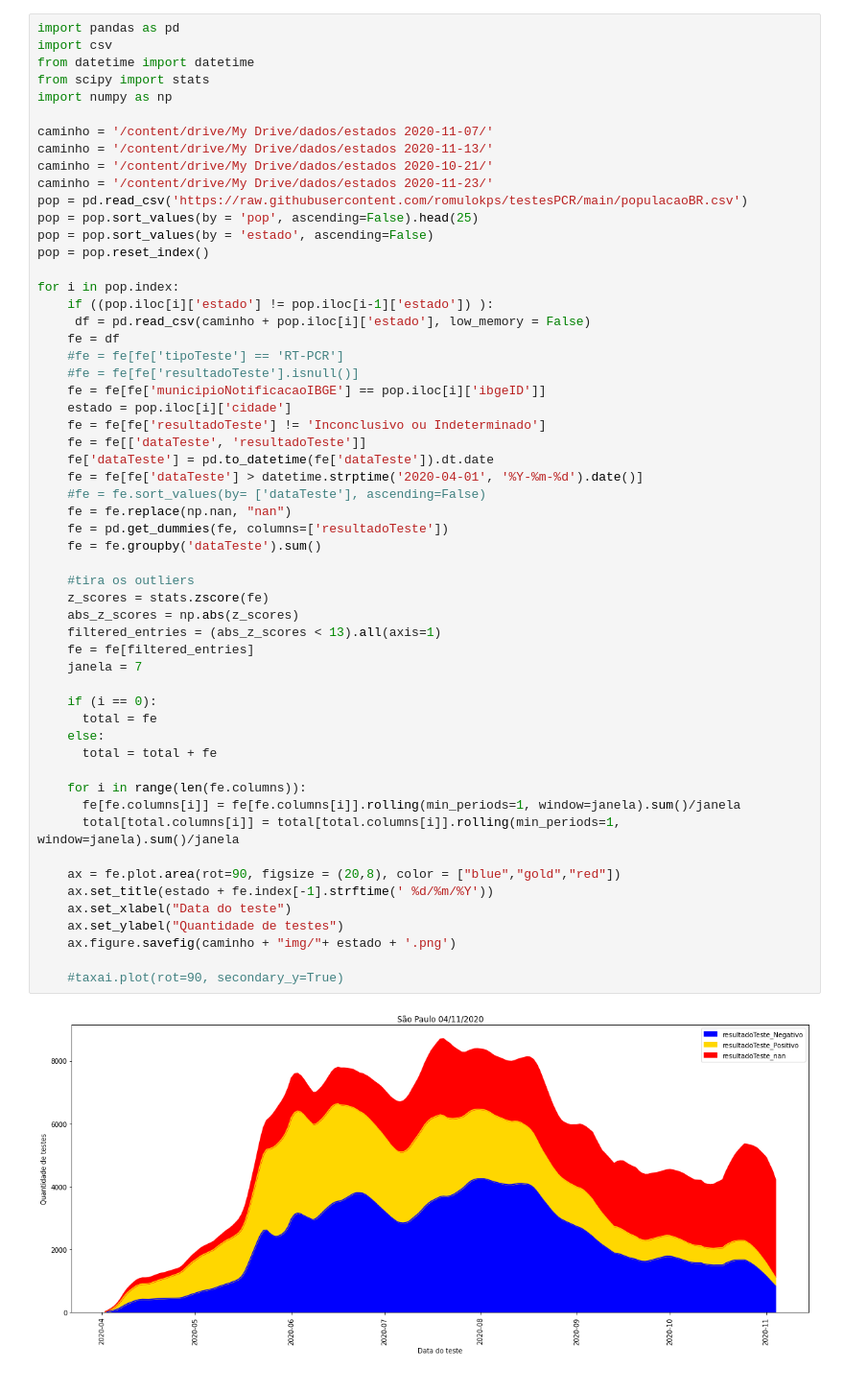
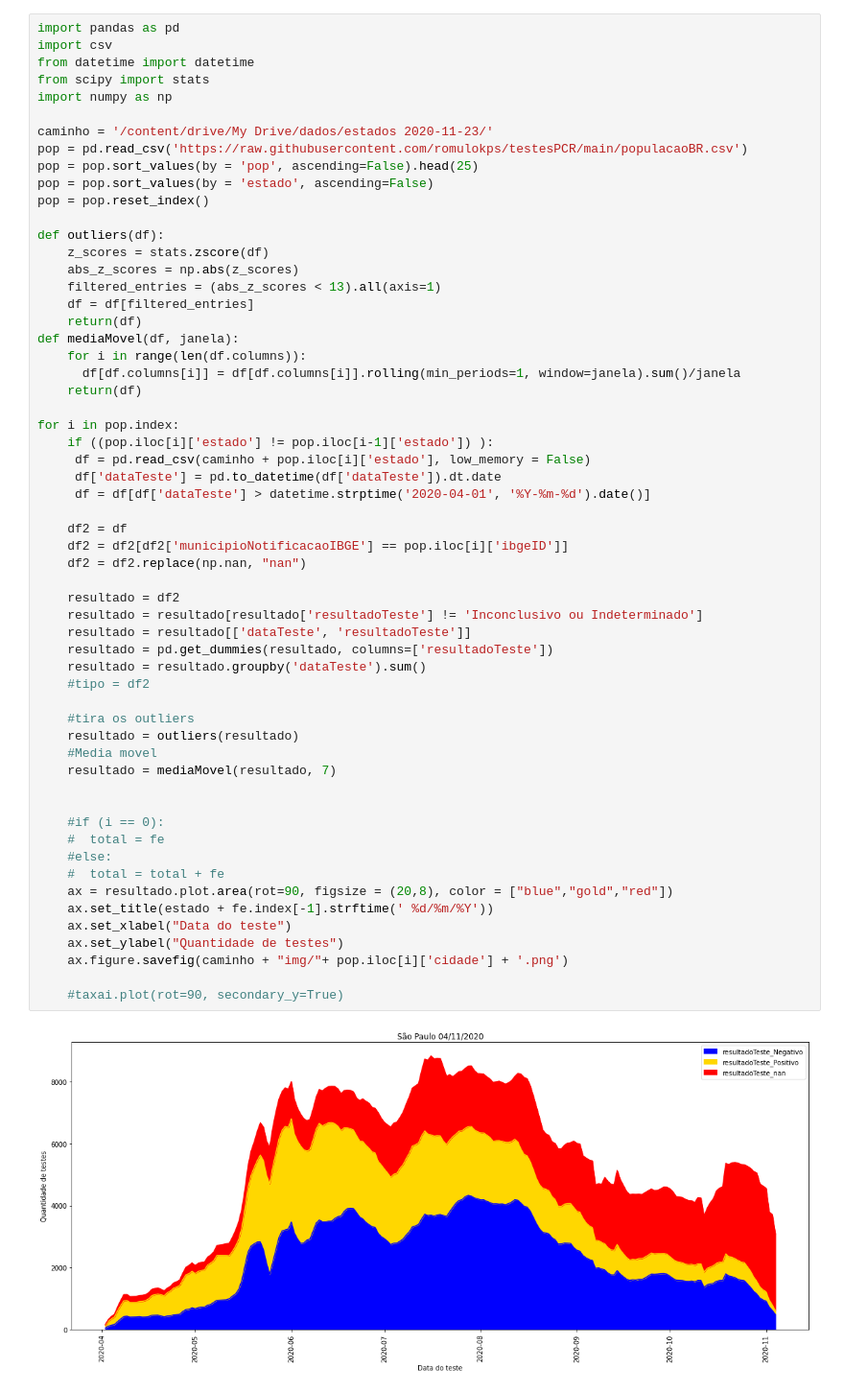
Before and after one commit to romulokps/testesPCR, a Jupyter notebook: resultadoTestes.ipynb, the cells around one changed output. Shown at 96% size. Saved outputs shown, nothing was run; the diff lists cells and outputs as text.

```diff
--- a/resultadoTestes.ipynb
+++ b/resultadoTestes.ipynb
@@ -3,61 +3,63 @@
 # %%
 import pandas as pd
 import csv
 from datetime import datetime
 from scipy import stats
 import numpy as np
 
-caminho = '/content/drive/My Drive/dados/estados 2020-11-07/'
-caminho = '/content/drive/My Drive/dados/estados 2020-11-13/'
-caminho = '/content/drive/My Drive/dados/estados 2020-10-21/'
 caminho = '/content/drive/My Drive/dados/estados 2020-11-23/'
 pop = pd.read_csv('https://raw.githubusercontent.com/romulokps/testesPCR/main/populacaoBR.csv')
 pop = pop.sort_values(by = 'pop', ascending=False).head(25)
 pop = pop.sort_values(by = 'estado', ascending=False)
 pop = pop.reset_index()
 
+def outliers(df):
+    z_scores = stats.zscore(df)
+    abs_z_scores = np.abs(z_scores)
+    filtered_entries = (abs_z_scores < 13).all(axis=1)
+    df = df[filtered_entries]
+    return(df)
+def mediaMovel(df, janela):
+    for i in range(len(df.columns)):
+      df[df.columns[i]] = df[df.columns[i]].rolling(min_periods=1, window=janela).sum()/janela
+    return(df)
+
 for i in pop.index:
     if ((pop.iloc[i]['estado'] != pop.iloc[i-1]['estado']) ):
      df = pd.read_csv(caminho + pop.iloc[i]['estado'], low_memory = False)
-    fe = df
-    #fe = fe[fe['tipoTeste'] == 'RT-PCR']
-    #fe = fe[fe['resultadoTeste'].isnull()]
-    fe = fe[fe['municipioNotificacaoIBGE'] == pop.iloc[i]['ibgeID']]
-    estado = pop.iloc[i]['cidade']
-    fe = fe[fe['resultadoTeste'] != 'Inconclusivo ou Indeterminado']
-    fe = fe[['dataTeste', 'resultadoTeste']]
-    fe['dataTeste'] = pd.to_datetime(fe['dataTeste']).dt.date
-    fe = fe[fe['dataTeste'] > datetime.strptime('2020-04-01', '%Y-%m-%d').date()]
-    #fe = fe.sort_values(by= ['dataTeste'], ascending=False)
-    fe = fe.replace(np.nan, "nan")
-    fe = pd.get_dummies(fe, columns=['resultadoTeste'])
-    fe = fe.groupby('dataTeste').sum()
+     df['dataTeste'] = pd.to_datetime(df['dataTeste']).dt.date
+     df = df[df['dataTeste'] > datetime.strptime('2020-04-01', '%Y-%m-%d').date()]
+
+    df2 = df
+    df2 = df2[df2['municipioNotificacaoIBGE'] == pop.iloc[i]['ibgeID']]
+    df2 = df2.replace(np.nan, "nan")
+
+    resultado = df2
+    resultado = resultado[resultado['resultadoTeste'] != 'Inconclusivo ou Indeterminado']
+    resultado = resultado[['dataTeste', 'resultadoTeste']]
+    resultado = pd.get_dummies(resultado, columns=['resultadoTeste'])
+    resultado = resultado.groupby('dataTeste').sum()
+    #tipo = df2
 
     #tira os outliers
-    z_scores = stats.zscore(fe)
-    abs_z_scores = np.abs(z_scores)
-    filtered_entries = (abs_z_scores < 13).all(axis=1)
-    fe = fe[filtered_entries]
-    janela = 7
+    resultado = outliers(resultado)
+    #Media movel
+    resultado = mediaMovel(resultado, 7)
 
-    if (i == 0):
-      total = fe
-    else:
-      total = total + fe
 
-    for i in range(len(fe.columns)):
-      fe[fe.columns[i]] = fe[fe.columns[i]].rolling(min_periods=1, window=janela).sum()/janela
-      total[total.columns[i]] = total[total.columns[i]].rolling(min_periods=1, window=janela).sum()/janela
-
-    ax = fe.plot.area(rot=90, figsize = (20,8), color = ["blue","gold","red"])
+    #if (i == 0):
+    #  total = fe
+    #else:
+    #  total = total + fe
+    ax = resultado.plot.area(rot=90, figsize = (20,8), color = ["blue","gold","red"])
     ax.set_title(estado + fe.index[-1].strftime(' %d/%m/%Y'))
     ax.set_xlabel("Data do teste")
     ax.set_ylabel("Quantidade de testes")
-    ax.figure.savefig(caminho + "img/"+ estado + '.png')
+    ax.figure.savefig(caminho + "img/"+ pop.iloc[i]['cidade'] + '.png')
 
     #taxai.plot(rot=90, secondary_y=True)
 # %% [output]
-[figure, old version]
+[figure, new version]
 [figure]
 [figure]
 [figure]
```
Also changed, not shown: parts of 1 cell of this notebook.
